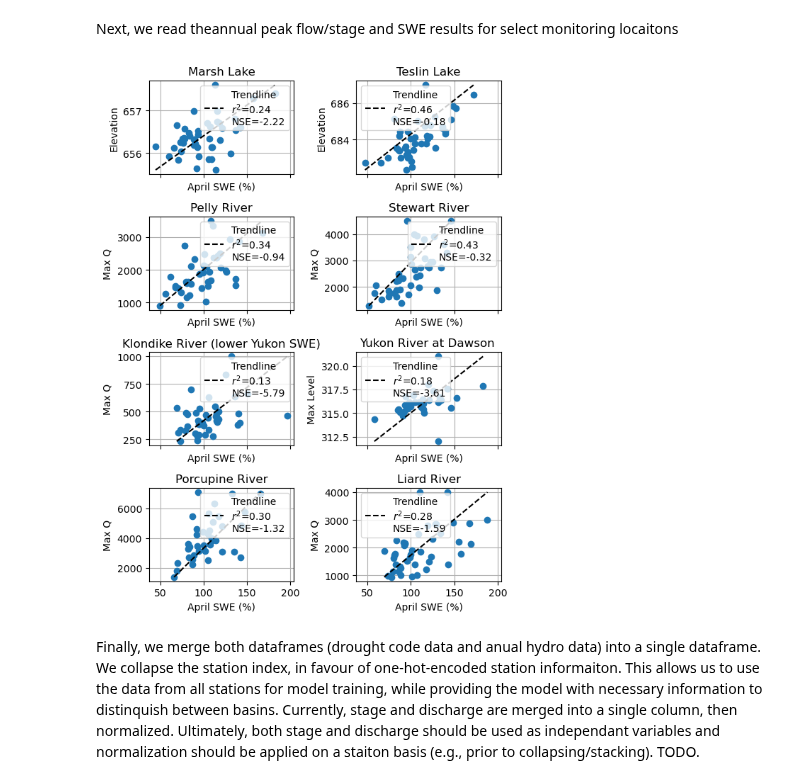
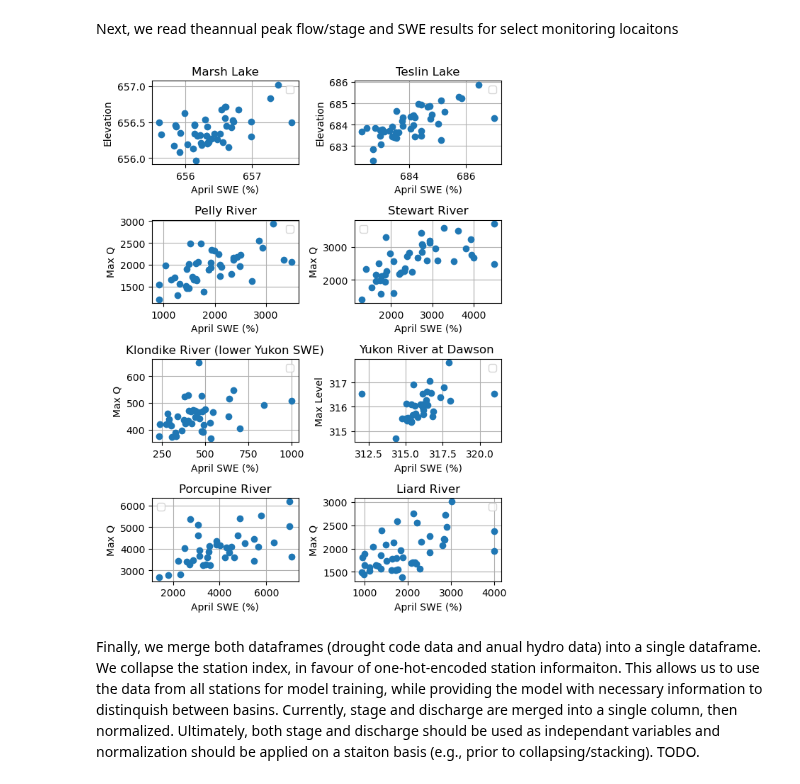
Before and after one commit to YukonWRB/YGwater, a Jupyter notebook: dev/freshet_forecasting/main.ipynb, the cells around one changed output. Cells and saved outputs as stored; diff of their text form; code cells hidden in the pictures.

```diff
--- a/dev/freshet_forecasting/main.ipynb
+++ b/dev/freshet_forecasting/main.ipynb
@@ -314,42 +314,48 @@ rename_locations_inv = {v: k for k, v in rename_locations.items()}
 cols = [col for col in annual_hydro.columns if ("Max Q" in col) or ("Elevation" in col) or ("Max Level" in col)]
 
 nrows=4
-fig, axs = plt.subplots(nrows=nrows, ncols=int(len(cols)/nrows), figsize=(6, 8), sharex=True)
+fig, axs = plt.subplots(nrows=nrows, ncols=int(len(cols)/nrows), figsize=(6, 8), sharex=False)
 calc_nse = lambda x, y: 1 - (np.sum((x - y) ** 2) / np.sum((y - np.mean(y)) ** 2))
 scores = []
 
 for col in cols:
     ax = axs.flatten()[list(cols).index(col)]
 
     y = annual_hydro.loc[:,col].values
     x = annual_hydro.loc[:,(col[0], "April SWE%")].values
 
     # Remove NaNs from x and y for regression
     mask = ~np.isnan(x) & ~np.isnan(y) & (y != 0)
     x = x[mask]
     y = y[mask]
-    ax.plot(x, y,'o')
     # Calculate the linear regression
 
     slope, intercept, r_value, p_value, std_err = linregress(x, y)
     y_linear = slope * x + intercept
 
     # Calculate NSE
     nse = calc_nse(y, y_linear)
     scores.append(nse)
     # Plot the trendline
     y_linear = slope * x + intercept
-    ax.plot([x.min(), x.max()], [y.min(), y.max()], color='black', linestyle='--', label=f'Trendline\n$r^2$={r_value**2:.2f}\nNSE={nse:.2f}')
+
+
+    ax.plot(y, y_linear,'o')
+
+    #ax.plot([x.min(), x.max()], [y.min(), y.max()], color='black', linestyle='--', label=f'Trendline\n$r^2$={r_value**2:.2f}\nNSE={nse:.2f}')
 
     # Add legend
     ax.legend()
     ax.set_xlabel("April SWE (%)")
     ax.set_ylabel(col[1])
     ax.set_title(f"{rename_locations_inv[col[0]]}")
     ax.grid(True)
+
+
+
 fig.tight_layout()
 # %% [output]
-[figure, old version]
+[figure, new version]
 # %% [markdown]
 Finally, we merge both dataframes (drought code data and anual hydro data) into a single dataframe. We collapse the station index, in favour of one-hot-encoded station informaiton. This allows us to use the data from all stations for model training, while providing the model with necessary information to distinquish between basins. Currently, stage and discharge are merged into a single column, then normalized. Ultimately, both stage and discharge should be used as independant variables and normalization should be applied on a staiton basis (e.g., prior to collapsing/stacking). TODO.
 # %%
```
Also changed, not shown: parts of 9 cells of this notebook, 2 other files.
